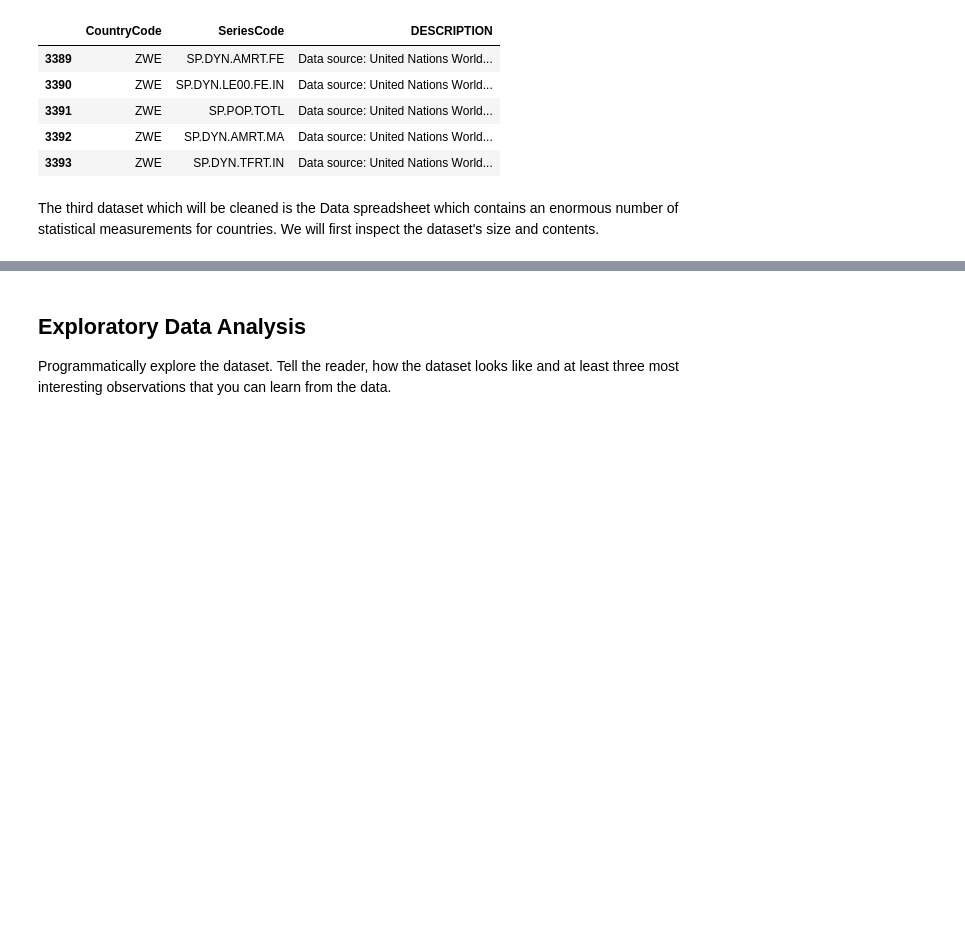
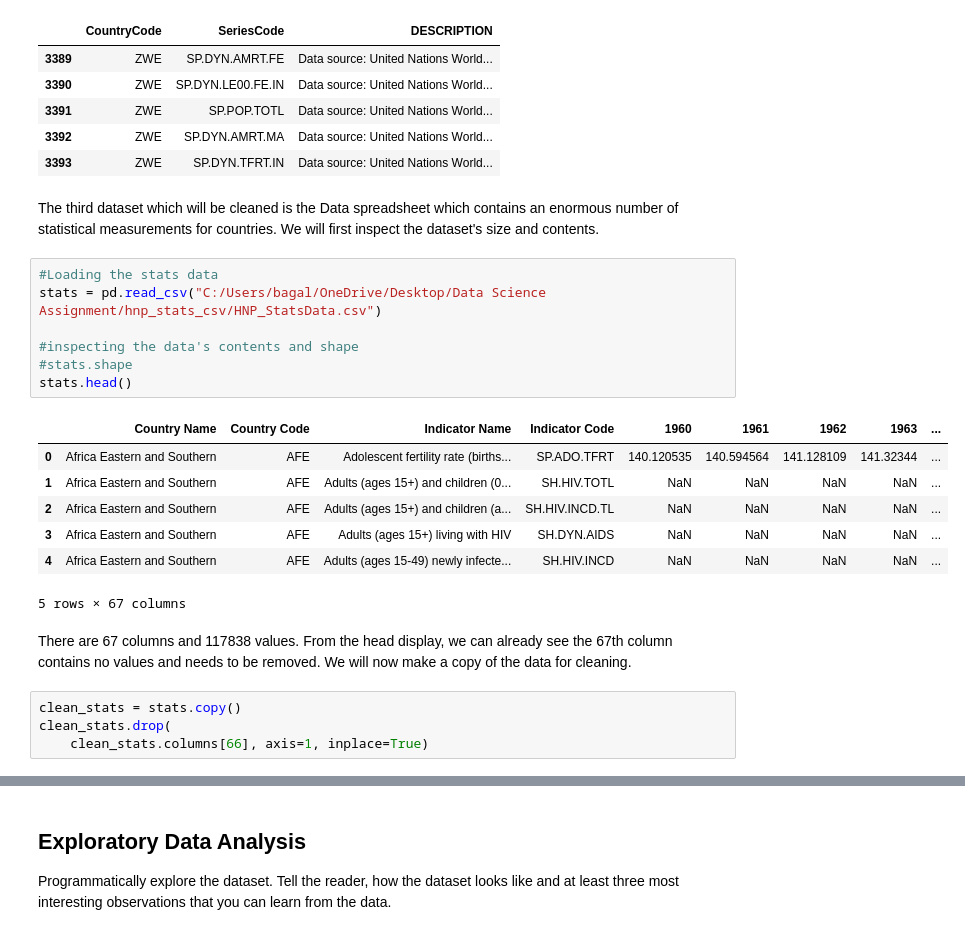
Before and after one commit to R-Bagala/Data-Science-Assignment-UoS, a Jupyter notebook: 3428295_CSCU9M3_TheAssignment_Aut26.ipynb, the cells around one changed output, grey strips where cells are left out. Cells and saved outputs as stored; diff of their text form; blank space fills up the shorter version.

Commit message:
Cleaned the third dataset.

```diff
--- a/3428295_CSCU9M3_TheAssignment_Aut26.ipynb
+++ b/3428295_CSCU9M3_TheAssignment_Aut26.ipynb
@@ -128,3 +126,24 @@ clean_country_series.head()
 | 3393 | ZWE | SP.DYN.TFRT.IN | Data source: United Nations World... |
 # %% [markdown]
 The third dataset which will be cleaned is the Data spreadsheet which contains an enormous number of statistical measurements for countries. We will first inspect the dataset's size and contents.
+# %%
+#Loading the stats data
+stats = pd.read_csv("C:/Users/bagal/OneDrive/Desktop/Data Science Assignment/hnp_stats_csv/HNP_StatsData.csv")
+
+#inspecting the data's contents and shape
+#stats.shape
+stats.head()
+# %% [output]
+|  | Country Name | Country Code | Indicator Name | Indicator Code | 1960 | 1961 | 1962 | 1963 | ... |
+| 0 | Africa Eastern and Southern | AFE | Adolescent fertility rate (births... | SP.ADO.TFRT | 140.120535 | 140.594564 | 141.128109 | 141.32344 | ... |
+| 1 | Africa Eastern and Southern | AFE | Adults (ages 15+) and children (0... | SH.HIV.TOTL | NaN | NaN | NaN | NaN | ... |
+| 2 | Africa Eastern and Southern | AFE | Adults (ages 15+) and children (a... | SH.HIV.INCD.TL | NaN | NaN | NaN | NaN | ... |
+| 3 | Africa Eastern and Southern | AFE | Adults (ages 15+) living with HIV | SH.DYN.AIDS | NaN | NaN | NaN | NaN | ... |
+| 4 | Africa Eastern and Southern | AFE | Adults (ages 15-49) newly infecte... | SH.HIV.INCD | NaN | NaN | NaN | NaN | ... |
+5 rows × 67 columns
+# %% [markdown]
+There are 67 columns and 117838 values. From the head display, we can already see the 67th column contains no values and needs to be removed. We will now make a copy of the data for cleaning.
+# %%
+clean_stats = stats.copy()
+clean_stats.drop(
+    clean_stats.columns[66], axis=1, inplace=True)
```
Also changed, not shown: parts of 7 cells of this notebook.
